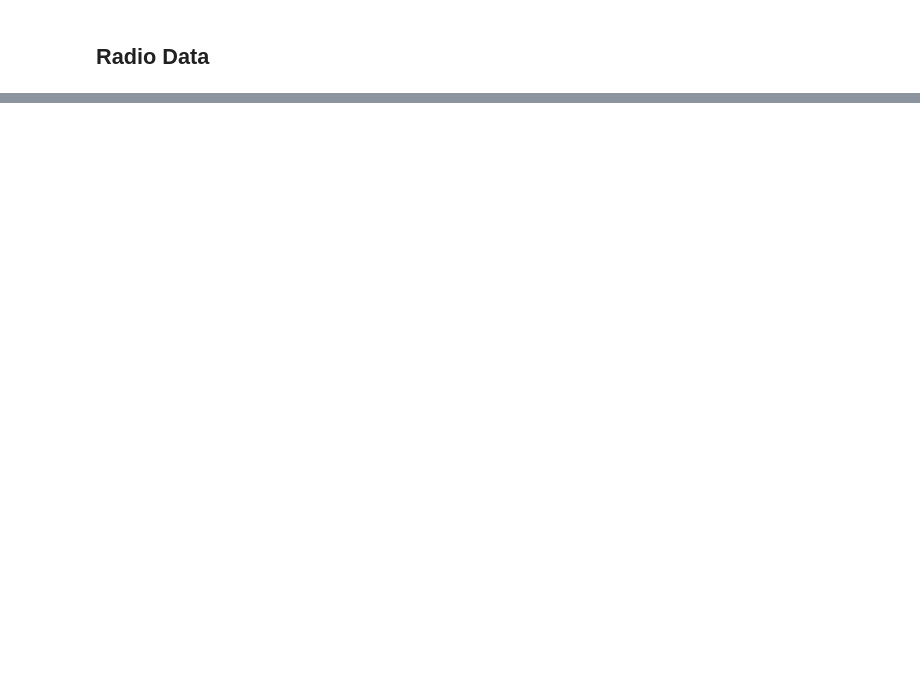
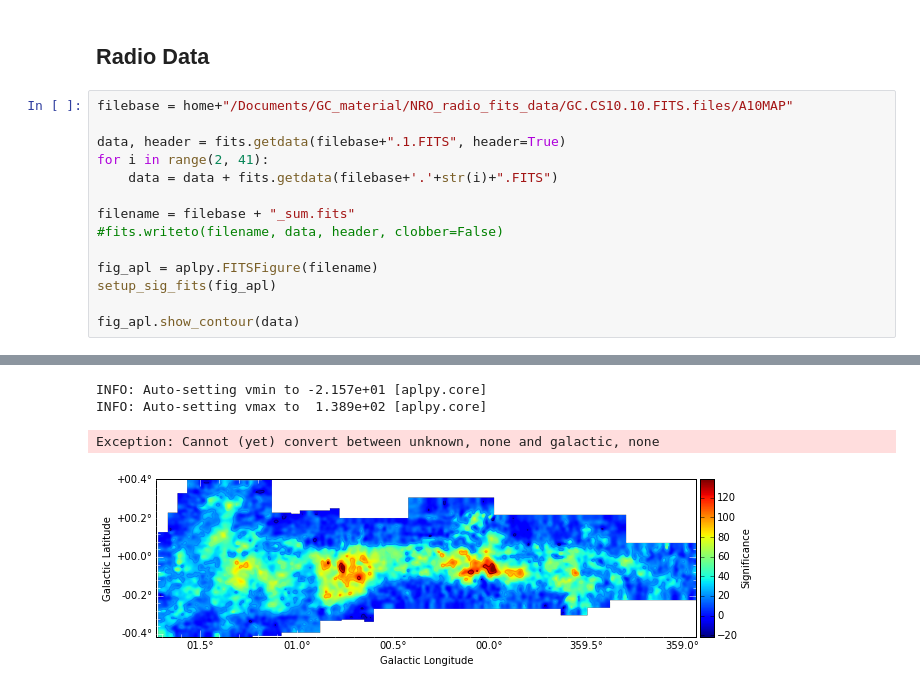
Before and after one commit to MattGPT-ai/analysis-tools-m, a Jupyter notebook: GC/FITS_plots.ipynb, the cells around one changed output, grey strips where cells are left out. Drawn from its saved outputs; the diff is of its cells as text; blank space fills up the shorter version.

```diff
--- a/GC/FITS_plots.ipynb
+++ b/GC/FITS_plots.ipynb
@@ -336,2 +333,17 @@ Exception: Cannot (yet) convert between unknown, none and galactic, none
 # %% [markdown]
 <h2>Radio Data
+# %%
+filebase = home+"/Documents/GC_material/NRO_radio_fits_data/GC.CS10.10.FITS.files/A10MAP"
+
+data, header = fits.getdata(filebase+".1.FITS", header=True)
+for i in range(2, 41):
+    data = data + fits.getdata(filebase+'.'+str(i)+".FITS")
+
+filename = filebase + "_sum.fits"
+#fits.writeto(filename, data, header, clobber=False)
+
+fig_apl = aplpy.FITSFigure(filename)
+setup_sig_fits(fig_apl)
+
+fig_apl.show_contour(data)
+# %% [output]
@@ -337,0 +354,4 @@ Exception: Cannot (yet) convert between unknown, none and galactic, none
+INFO: Auto-setting vmin to -2.157e+01 [aplpy.core]
+INFO: Auto-setting vmax to  1.389e+02 [aplpy.core]
+Exception: Cannot (yet) convert between unknown, none and galactic, none
+[figure, added]
```
Also changed, not shown: parts of 11 cells of this notebook, 4 other files.
